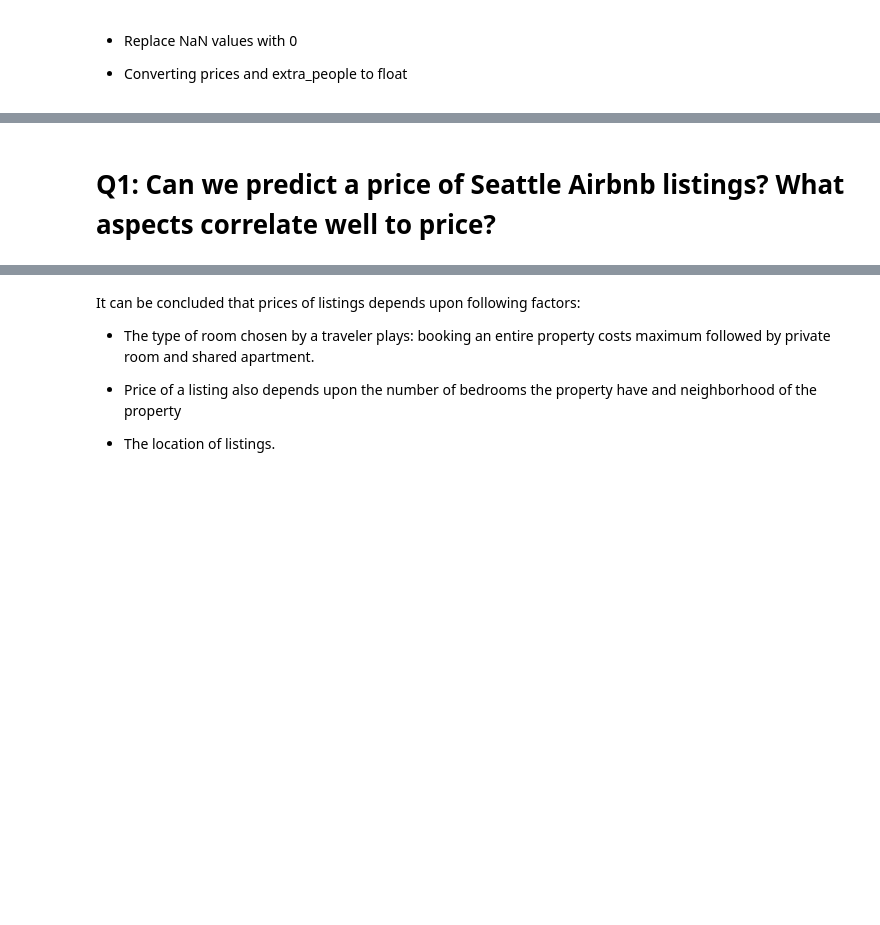
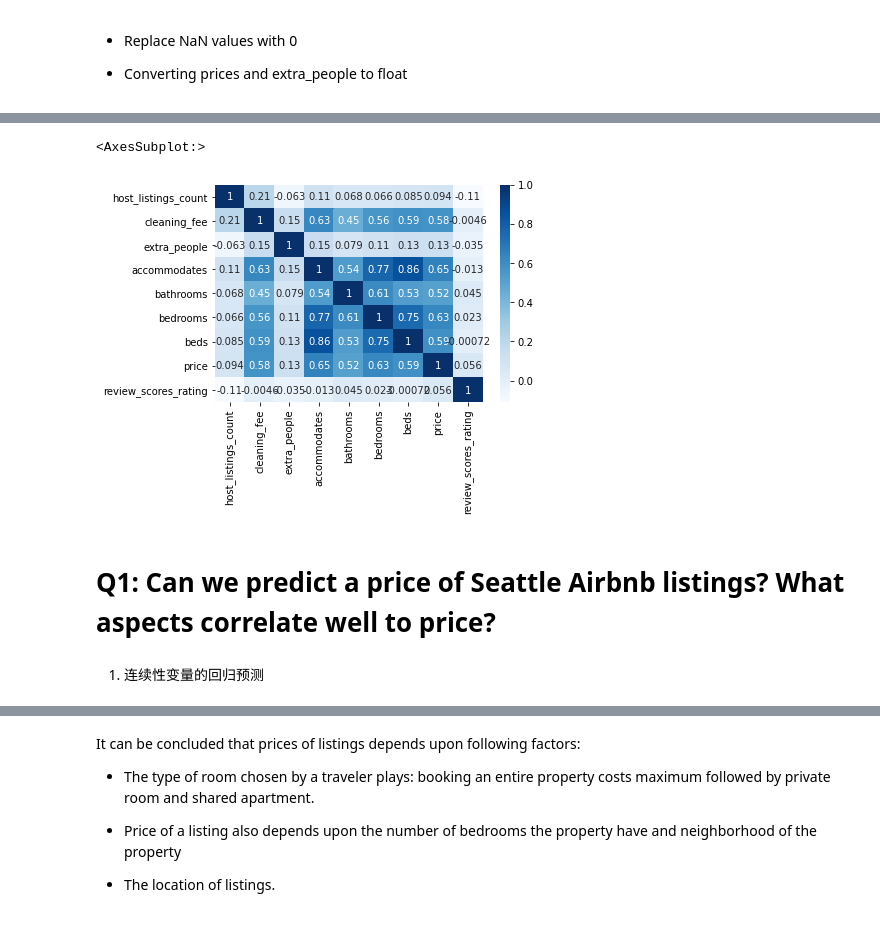
Before and after one commit to Yinggewen/Seattle_AirBNB_Data, a Jupyter notebook: Seattle_Airbnb_House.ipynb, the cells around one changed output, grey strips where cells are left out. Saved outputs shown, nothing was run; the diff lists cells and outputs as text; code cells hidden in the pictures; blank space fills up the shorter version.

```diff
--- a/Seattle_Airbnb_House.ipynb
+++ b/Seattle_Airbnb_House.ipynb
@@ -109,3 +182,13 @@ See the caveats in the documentation: https://pandas.pydata.org/pandas-docs/stab
+# %%
+num_vars_1 = listings_model_data.select_dtypes(include=['float', 'int']).columns
+listings_model_data_corr = listings_model_data[num_vars_1]
+corr = listings_model_data.corr()
+sns.heatmap(corr, cmap='Blues', annot=True)
+# %% [output]
+<AxesSubplot:>
+[figure, added]
 # %% [markdown]
 # Q1: Can we predict a price of Seattle Airbnb listings? What aspects correlate well to price?
+# %% [markdown]
+1. 连续性变量的回归预测
 # %%
```
Also changed, not shown: parts of 28 cells of this notebook.
